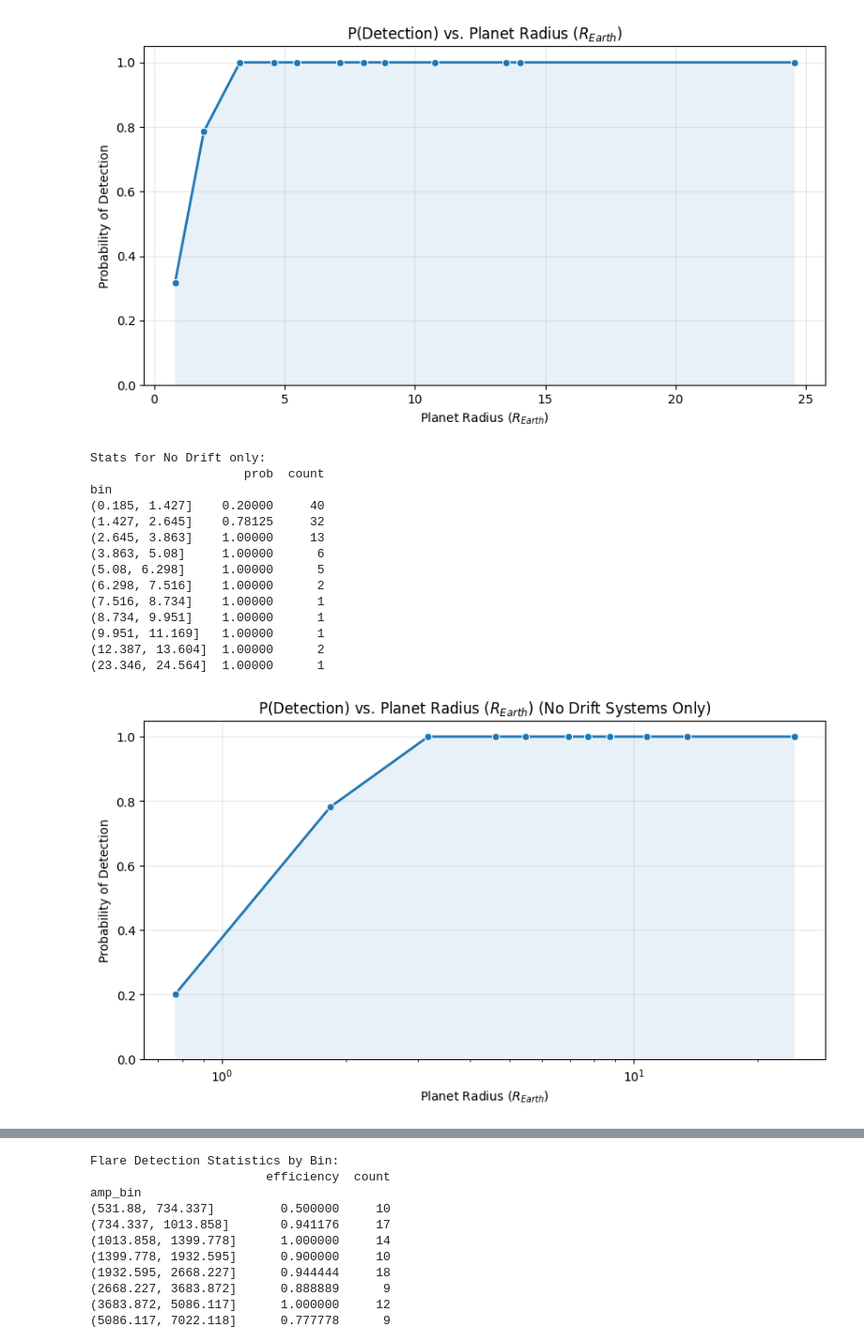
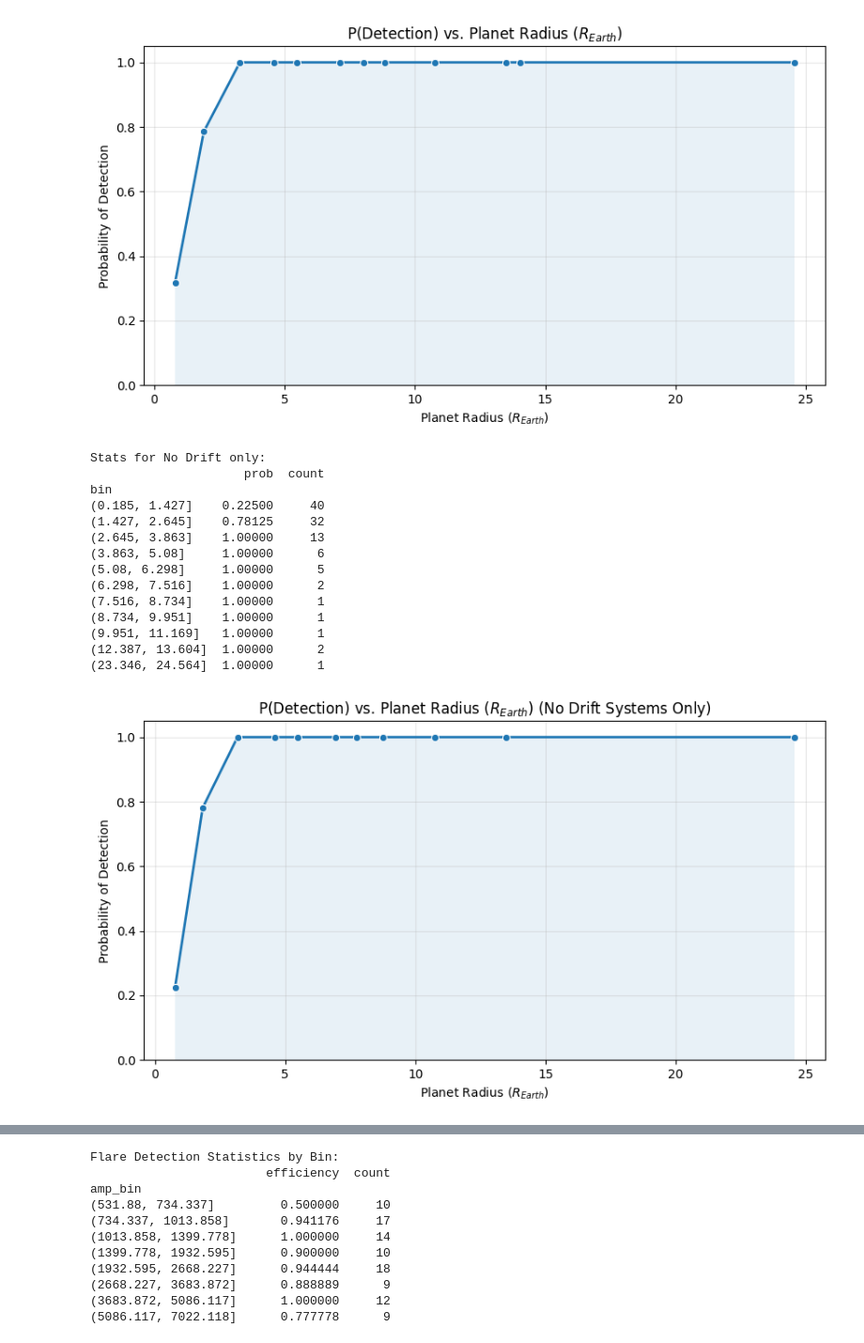
Before and after one commit to rosenberg9/computational_astrobiology_belgrade, a Jupyter notebook: PlatoLightCurves/scripts/random_forest.ipynb, the cells around one changed output, grey strips where cells are left out. Shown at 94% size. Saved outputs shown, nothing was run; the diff lists cells and outputs as text; code cells hidden in the pictures.

```diff
--- a/PlatoLightCurves/scripts/random_forest.ipynb
+++ b/PlatoLightCurves/scripts/random_forest.ipynb
@@ -224,7 +224,7 @@ print(full_analysis.columns.tolist())
 Saved rf_full_analysis.csv  (297 rows)
 ['system_id', 'true_event_class', 'pred_event_class', 'p_both', 'p_flare', 'p_neither', 'p_transit', 'master_seed', 'anomaly_class', 'label_has_flares', 'label_has_transit', 'star_mass', 'star_teff',  ...
 # %%
-full_analysis = pd.read_csv("rf_full_analysis.csv")
+full_analysis = pd.read_csv("../data/models/rf_full_analysis.csv")
 # %%
 def plot_detection_probability(df_analysis, feature_col, label, bins=10):
     # Filter only for systems that actually HAVE a transit
@@ -299,36 +299,35 @@ def plot_detection_probability_low_drift(df_analysis, feature_col, label, bins=4
     plt.figure(figsize=(10, 5))
     sns.lineplot(data=bin_stats, x='midpoint', y='prob', marker='o', linewidth=2)
     plt.fill_between(bin_stats['midpoint'], 0, bin_stats['prob'], alpha=0.1)
 
     print(f"Stats for No Drift only:")
     print(bin_stats[['prob', 'count']])
 
     plt.title(f"P(Detection) vs. {label} (No Drift Systems Only)")
     plt.xlabel(label)
-    plt.xscale('log')
     plt.ylabel("Probability of Detection")
     plt.ylim(0, 1.05)
     plt.grid(alpha=0.3)
     plt.show()
 
 # Run it
 plot_detection_probability_low_drift(full_analysis, 'transit_radius_earth', "Planet Radius ($R_{Earth}$)", bins=20)
 # %% [output]
 Stats for No Drift only:
                      prob  count
 bin
-(0.185, 1.427]    0.20000     40
+(0.185, 1.427]    0.22500     40
 (1.427, 2.645]    0.78125     32
 (2.645, 3.863]    1.00000     13
 (3.863, 5.08]     1.00000      6
 (5.08, 6.298]     1.00000      5
 (6.298, 7.516]    1.00000      2
 (7.516, 8.734]    1.00000      1
 (8.734, 9.951]    1.00000      1
 (9.951, 11.169]   1.00000      1
 (12.387, 13.604]  1.00000      2
 (23.346, 24.564]  1.00000      1
-[figure, old version]
+[figure, new version]
 # %%
 def plot_accuracy_vs_drift_categorical(df_analysis, drift_col='drift'):
     # 1. Define order
```
Also changed, not shown: parts of 6 cells of this notebook, 2 other files.
